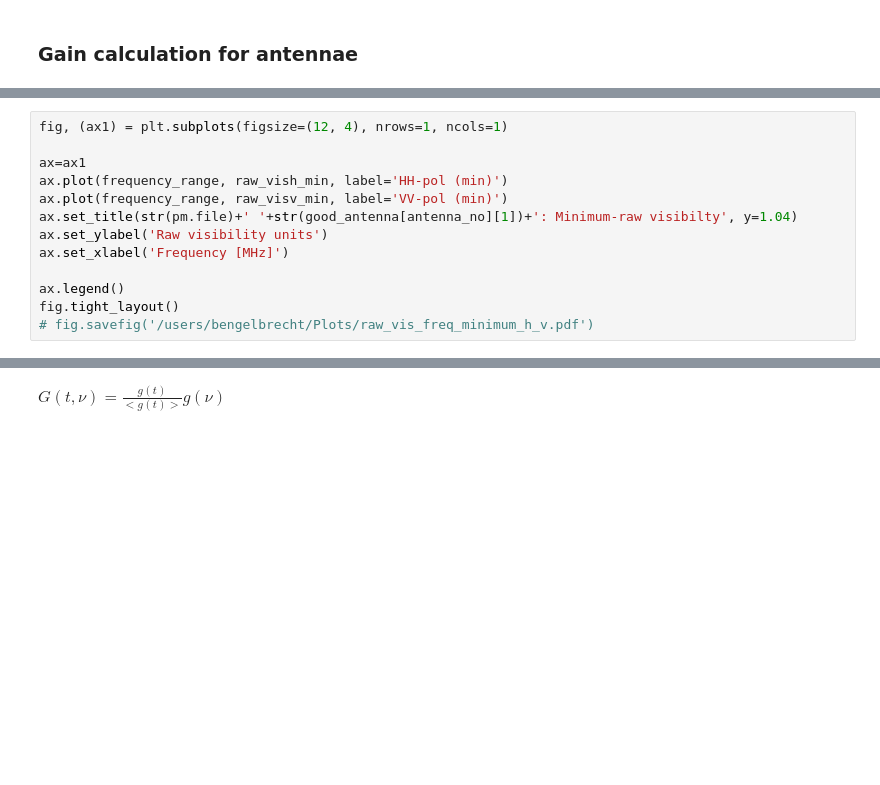
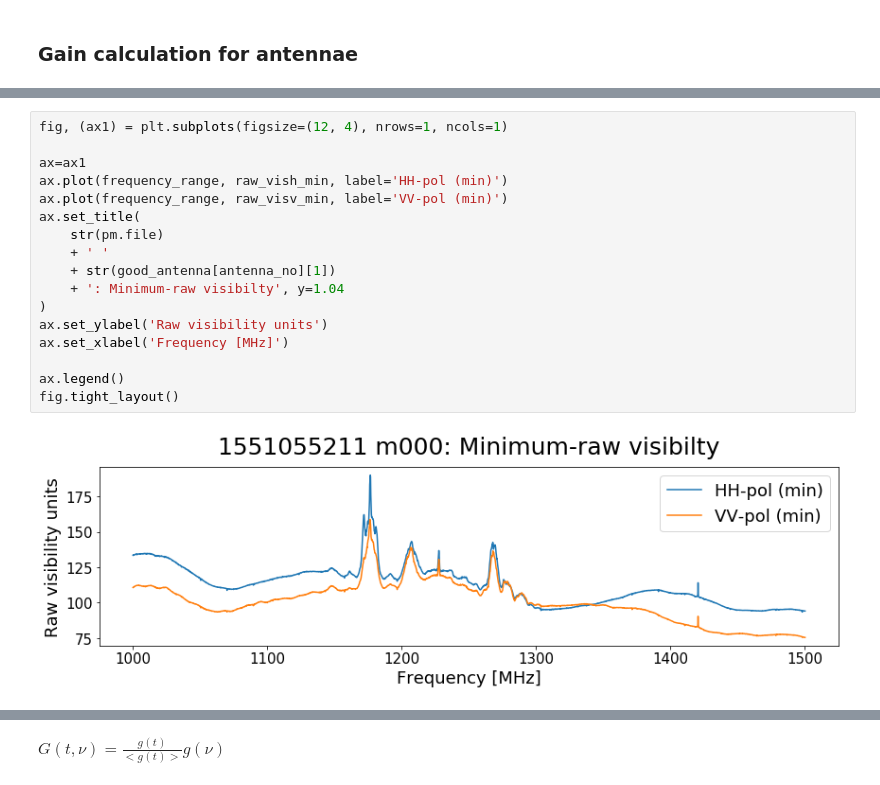
Before and after one commit to vitoria-ab/satellite_RFI-mine, a Jupyter notebook: Notebooks/MKAT_recalibration/Generating_Calibrated_Data_BGM_play.ipynb, the cells around one changed output, grey strips where cells are left out. Saved outputs shown, nothing was run; the diff lists cells and outputs as text; blank space fills up the shorter version.

```diff
--- a/Notebooks/MKAT_recalibration/Generating_Calibrated_Data_BGM_play.ipynb
+++ b/Notebooks/MKAT_recalibration/Generating_Calibrated_Data_BGM_play.ipynb
@@ -548,16 +887,22 @@ fig.tight_layout()
 # %%
 fig, (ax1) = plt.subplots(figsize=(12, 4), nrows=1, ncols=1)
 
 ax=ax1
 ax.plot(frequency_range, raw_vish_min, label='HH-pol (min)')
 ax.plot(frequency_range, raw_visv_min, label='VV-pol (min)')
-ax.set_title(str(pm.file)+' '+str(good_antenna[antenna_no][1])+': Minimum-raw visibilty', y=1.04)
+ax.set_title(
+    str(pm.file)
+    + ' '
+    + str(good_antenna[antenna_no][1])
+    + ': Minimum-raw visibilty', y=1.04
+)
 ax.set_ylabel('Raw visibility units')
 ax.set_xlabel('Frequency [MHz]')
 
 ax.legend()
 fig.tight_layout()
-# fig.savefig('/users/bengelbrecht/Plots/raw_vis_freq_minimum_h_v.pdf')
+# %% [output]
+[figure, added]
 # %%
 def freq_bandpass(frequency, rw_map, g_map, smooth):
     '''
```
Also changed, not shown: parts of 54 cells of this notebook, 5 other files.
